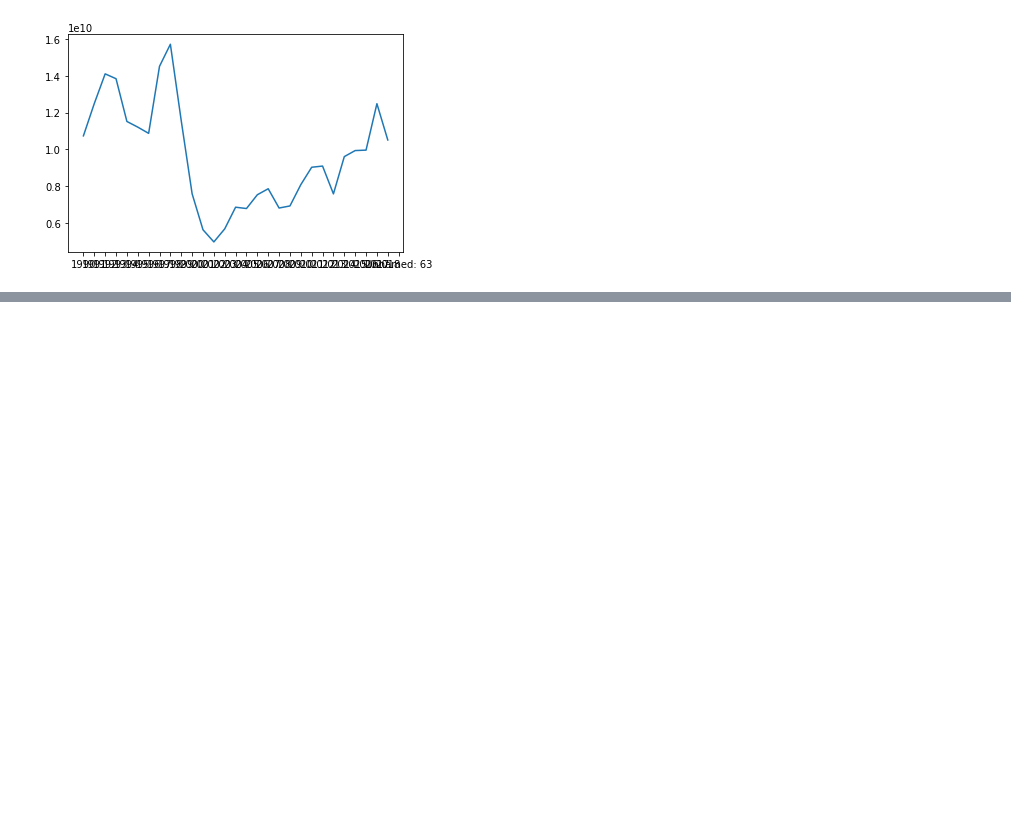
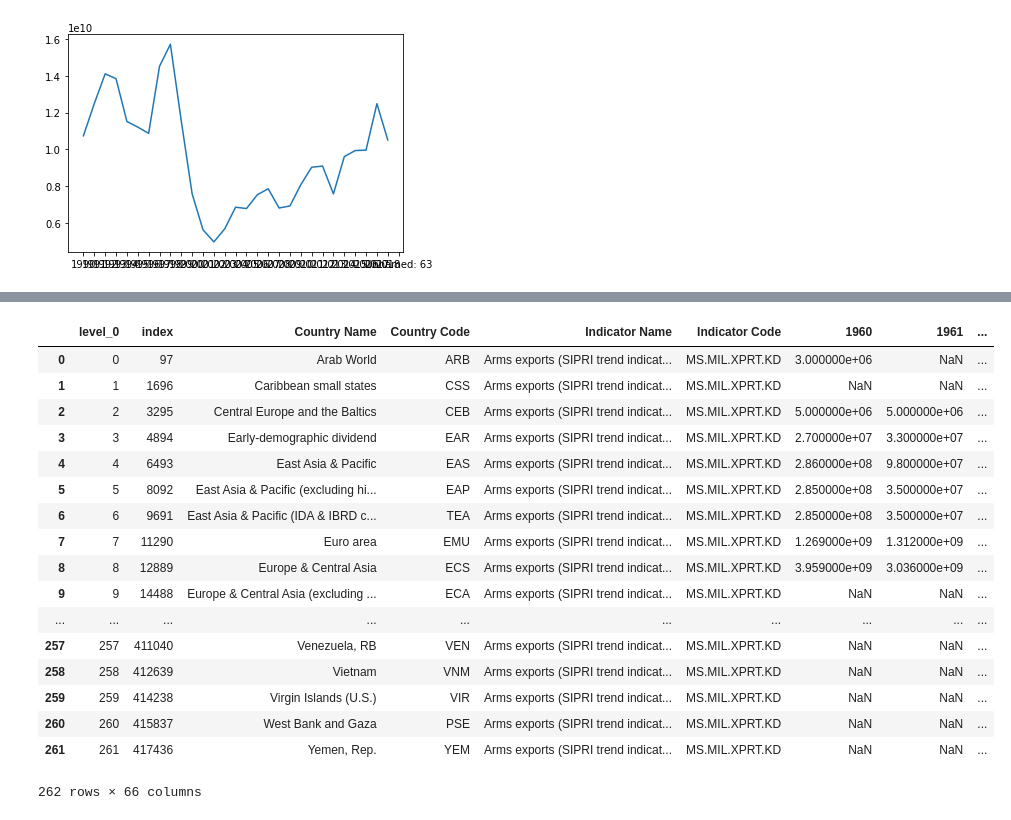
Before and after one commit to danielpimen/Project_1, a Jupyter notebook: Analysis/WDI_Analysis_Project1.ipynb, the cells around one changed output, grey strips where cells are left out. Cells and saved outputs as stored; diff of their text form; code cells hidden in the pictures; blank space fills up the shorter version.

```diff
--- a/Analysis/WDI_Analysis_Project1.ipynb
+++ b/Analysis/WDI_Analysis_Project1.ipynb
@@ -96,0 +187,22 @@ plt.show()
+# %%
+arms_df_pie.reset_index(level=0, inplace=True)
+arms_df_pie
+# %% [output]
+|  | level_0 | index | Country Name | Country Code | Indicator Name | Indicator Code | 1960 | 1961 | ... |
+| 0 | 0 | 97 | Arab World | ARB | Arms exports (SIPRI trend indicat... | MS.MIL.XPRT.KD | 3.000000e+06 | NaN | ... |
+| 1 | 1 | 1696 | Caribbean small states | CSS | Arms exports (SIPRI trend indicat... | MS.MIL.XPRT.KD | NaN | NaN | ... |
+| 2 | 2 | 3295 | Central Europe and the Baltics | CEB | Arms exports (SIPRI trend indicat... | MS.MIL.XPRT.KD | 5.000000e+06 | 5.000000e+06 | ... |
+| 3 | 3 | 4894 | Early-demographic dividend | EAR | Arms exports (SIPRI trend indicat... | MS.MIL.XPRT.KD | 2.700000e+07 | 3.300000e+07 | ... |
+| 4 | 4 | 6493 | East Asia & Pacific | EAS | Arms exports (SIPRI trend indicat... | MS.MIL.XPRT.KD | 2.860000e+08 | 9.800000e+07 | ... |
+| 5 | 5 | 8092 | East Asia & Pacific (excluding hi... | EAP | Arms exports (SIPRI trend indicat... | MS.MIL.XPRT.KD | 2.850000e+08 | 3.500000e+07 | ... |
+| 6 | 6 | 9691 | East Asia & Pacific (IDA & IBRD c... | TEA | Arms exports (SIPRI trend indicat... | MS.MIL.XPRT.KD | 2.850000e+08 | 3.500000e+07 | ... |
+| 7 | 7 | 11290 | Euro area | EMU | Arms exports (SIPRI trend indicat... | MS.MIL.XPRT.KD | 1.269000e+09 | 1.312000e+09 | ... |
+| 8 | 8 | 12889 | Europe & Central Asia | ECS | Arms exports (SIPRI trend indicat... | MS.MIL.XPRT.KD | 3.959000e+09 | 3.036000e+09 | ... |
+| 9 | 9 | 14488 | Europe & Central Asia (excluding ... | ECA | Arms exports (SIPRI trend indicat... | MS.MIL.XPRT.KD | NaN | NaN | ... |
+| ... | ... | ... | ... | ... | ... | ... | ... | ... | ... |
+| 257 | 257 | 411040 | Venezuela, RB | VEN | Arms exports (SIPRI trend indicat... | MS.MIL.XPRT.KD | NaN | NaN | ... |
+| 258 | 258 | 412639 | Vietnam | VNM | Arms exports (SIPRI trend indicat... | MS.MIL.XPRT.KD | NaN | NaN | ... |
+| 259 | 259 | 414238 | Virgin Islands (U.S.) | VIR | Arms exports (SIPRI trend indicat... | MS.MIL.XPRT.KD | NaN | NaN | ... |
+| 260 | 260 | 415837 | West Bank and Gaza | PSE | Arms exports (SIPRI trend indicat... | MS.MIL.XPRT.KD | NaN | NaN | ... |
+| 261 | 261 | 417436 | Yemen, Rep. | YEM | Arms exports (SIPRI trend indicat... | MS.MIL.XPRT.KD | NaN | NaN | ... |
+262 rows × 66 columns
```
Also changed, not shown: parts of 11 cells of this notebook.
